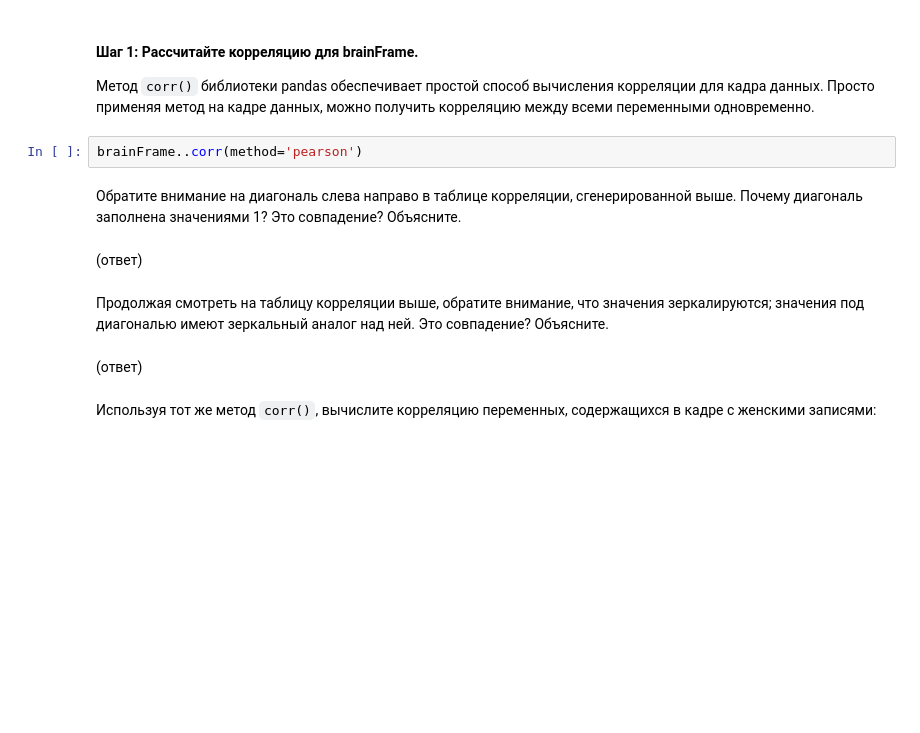
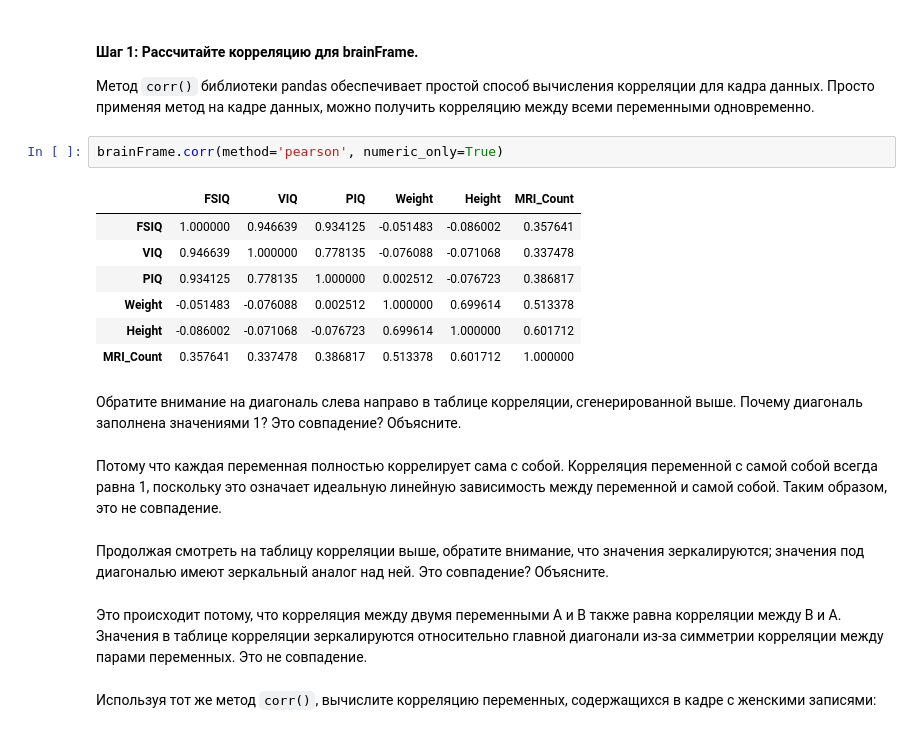
Before and after one commit to kondratievn/lab2, a Jupyter notebook: correlation.ipynb, the cells around one changed output. Cells and saved outputs as stored; diff of their text form; blank space fills up the shorter version.

```diff
--- a/correlation.ipynb
+++ b/correlation.ipynb
@@ -108,15 +152,23 @@ plt.show()
 #### Шаг 1: Рассчитайте корреляцию для brainFrame.
 Метод `corr()` библиотеки pandas обеспечивает простой способ вычисления корреляции для кадра данных. Просто применяя метод на кадре данных, можно получить корреляцию между всеми переменными одновременно.
 # %%
-brainFrame..corr(method='pearson')
+brainFrame.corr(method='pearson', numeric_only=True)
+# %% [output]
+|  | FSIQ | VIQ | PIQ | Weight | Height | MRI_Count |
+| FSIQ | 1.000000 | 0.946639 | 0.934125 | -0.051483 | -0.086002 | 0.357641 |
+| VIQ | 0.946639 | 1.000000 | 0.778135 | -0.076088 | -0.071068 | 0.337478 |
+| PIQ | 0.934125 | 0.778135 | 1.000000 | 0.002512 | -0.076723 | 0.386817 |
+| Weight | -0.051483 | -0.076088 | 0.002512 | 1.000000 | 0.699614 | 0.513378 |
+| Height | -0.086002 | -0.071068 | -0.076723 | 0.699614 | 1.000000 | 0.601712 |
+| MRI_Count | 0.357641 | 0.337478 | 0.386817 | 0.513378 | 0.601712 | 1.000000 |
 # %% [markdown]
 Обратите внимание на диагональ слева направо в таблице корреляции, сгенерированной выше. Почему диагональ заполнена значениями 1? Это совпадение? Объясните.
-# %% [markdown]
-(ответ)
+# %% [markdown]
+Потому что каждая переменная полностью коррелирует сама с собой. Корреляция переменной с самой собой всегда равна 1, поскольку это означает идеальную линейную зависимость между переменной и самой собой. Таким образом, это не совпадение.
 # %% [markdown]
 Продолжая смотреть на таблицу корреляции выше, обратите внимание, что значения зеркалируются; значения под диагональю имеют зеркальный аналог над ней. Это совпадение? Объясните.
-# %% [markdown]
-(ответ)
+# %% [markdown]
+Это происходит потому, что корреляция между двумя переменными A и B также равна корреляции между B и A. Значения в таблице корреляции зеркалируются относительно главной диагонали из-за симметрии корреляции между парами переменных. Это не совпадение.
 # %% [markdown]
 Используя тот же метод `corr()`, вычислите корреляцию переменных, содержащихся в кадре с женскими записями:
 # %%
```
Also changed, not shown: parts of 17 cells of this notebook, 4 other files.
